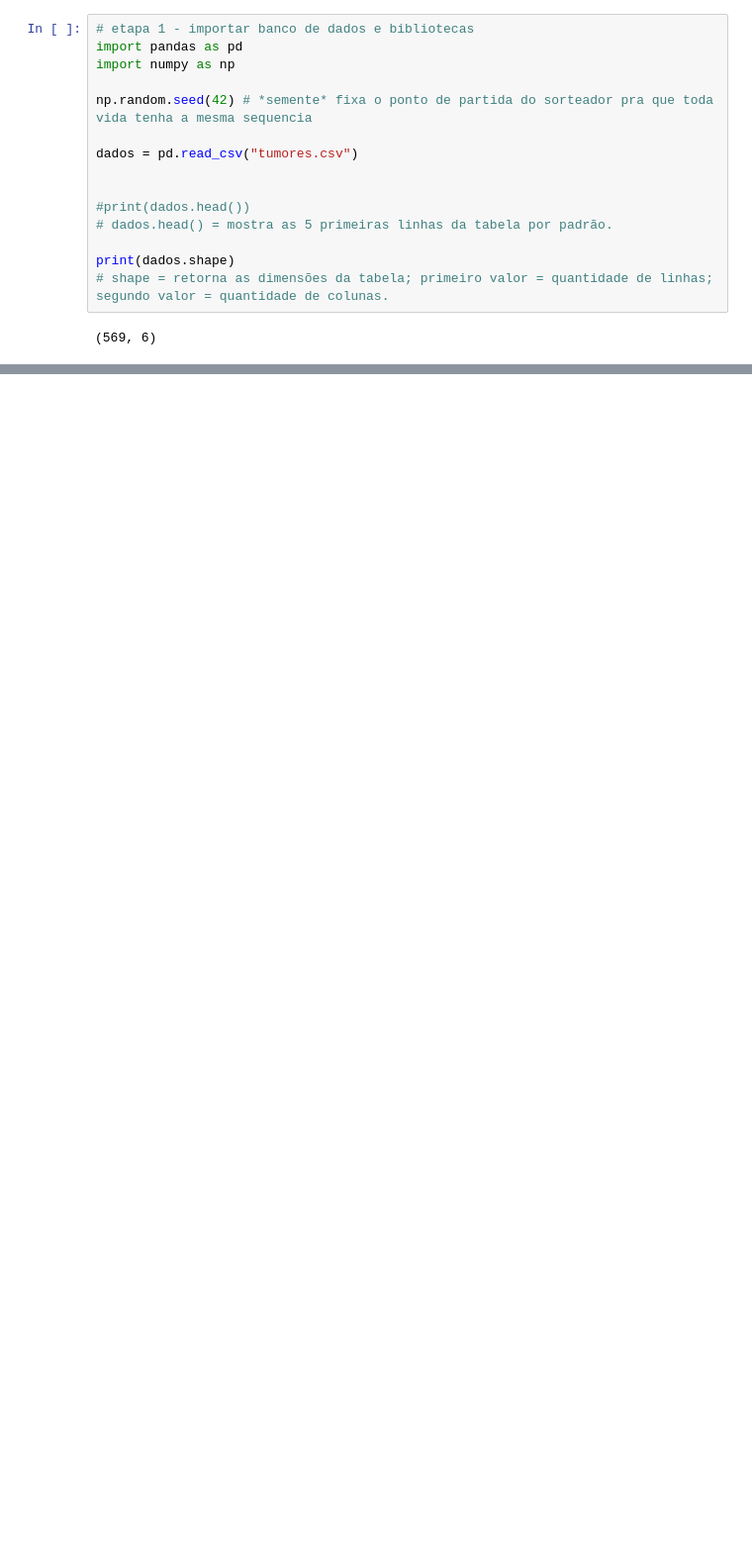
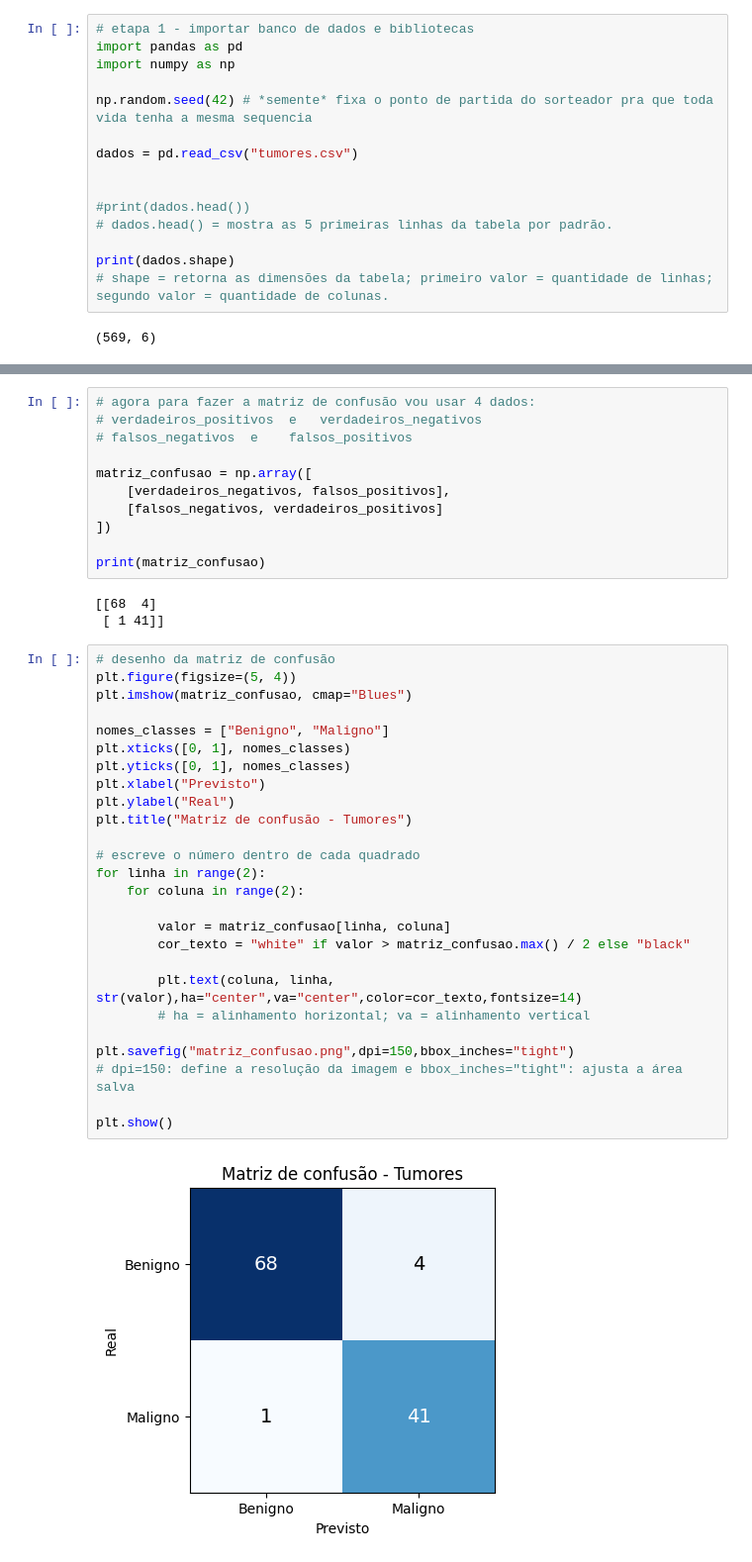
Before and after one commit to mmariannaholanda/ia_identificacao_tumores, a Jupyter notebook: treino_redeneural_ia.ipynb, the cells around one changed output, grey strips where cells are left out. Shown at 99% size. Drawn from its saved outputs; the diff is of its cells as text; blank space fills up the shorter version.

Commit message:
adiciona matriz de confusão, recall e previsão interativa

```diff
--- a/treino_redeneural_ia.ipynb
+++ b/treino_redeneural_ia.ipynb
@@ -321,3 +321,45 @@ Falsos negativos: 1
 Falsos positivos: 4
 Verdadeiros negativos: 68
 Recall (malignos detectados): 0.976
+# %%
+# agora para fazer a matriz de confusão vou usar 4 dados:
+# verdadeiros_positivos  e   verdadeiros_negativos
+# falsos_negativos  e    falsos_positivos
+
+matriz_confusao = np.array([
+    [verdadeiros_negativos, falsos_positivos],
+    [falsos_negativos, verdadeiros_positivos]
+])
+
+print(matriz_confusao)
+# %% [output]
+[[68  4]
+ [ 1 41]]
+# %%
+# desenho da matriz de confusão
+plt.figure(figsize=(5, 4))
+plt.imshow(matriz_confusao, cmap="Blues")
+
+nomes_classes = ["Benigno", "Maligno"]
+plt.xticks([0, 1], nomes_classes)
+plt.yticks([0, 1], nomes_classes)
+plt.xlabel("Previsto")
+plt.ylabel("Real")
+plt.title("Matriz de confusão - Tumores")
+
+# escreve o número dentro de cada quadrado
+for linha in range(2):
+    for coluna in range(2):
+
+        valor = matriz_confusao[linha, coluna]
+        cor_texto = "white" if valor > matriz_confusao.max() / 2 else "black"
+
+        plt.text(coluna, linha, str(valor),ha="center",va="center",color=cor_texto,fontsize=14)
+        # ha = alinhamento horizontal; va = alinhamento vertical
+
+plt.savefig("matriz_confusao.png",dpi=150,bbox_inches="tight")
+# dpi=150: define a resolução da imagem e bbox_inches="tight": ajusta a área salva
+
+plt.show()
+# %% [output]
+[figure, added]
```
Also changed, not shown: parts of 9 cells of this notebook.
